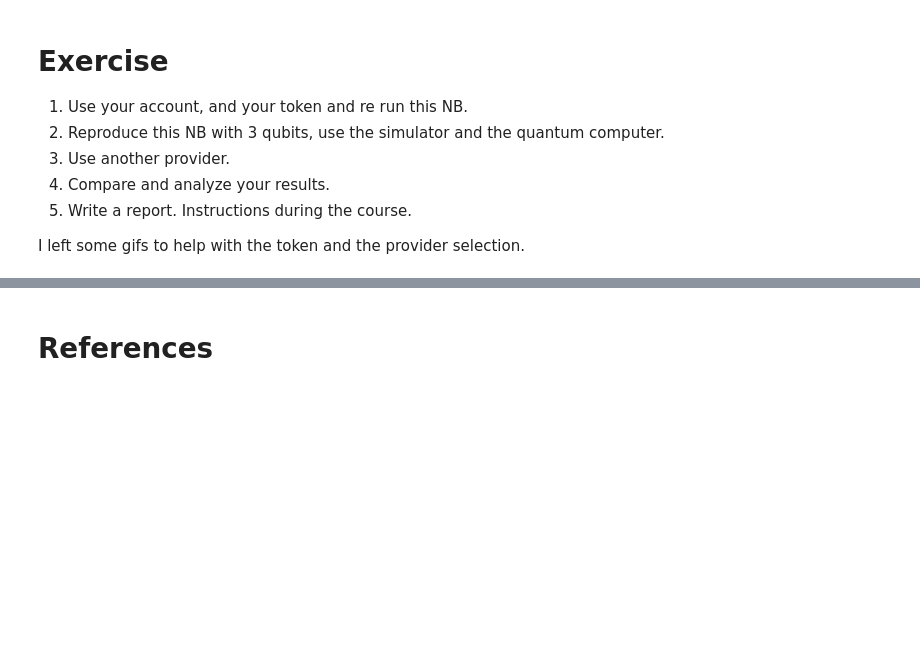
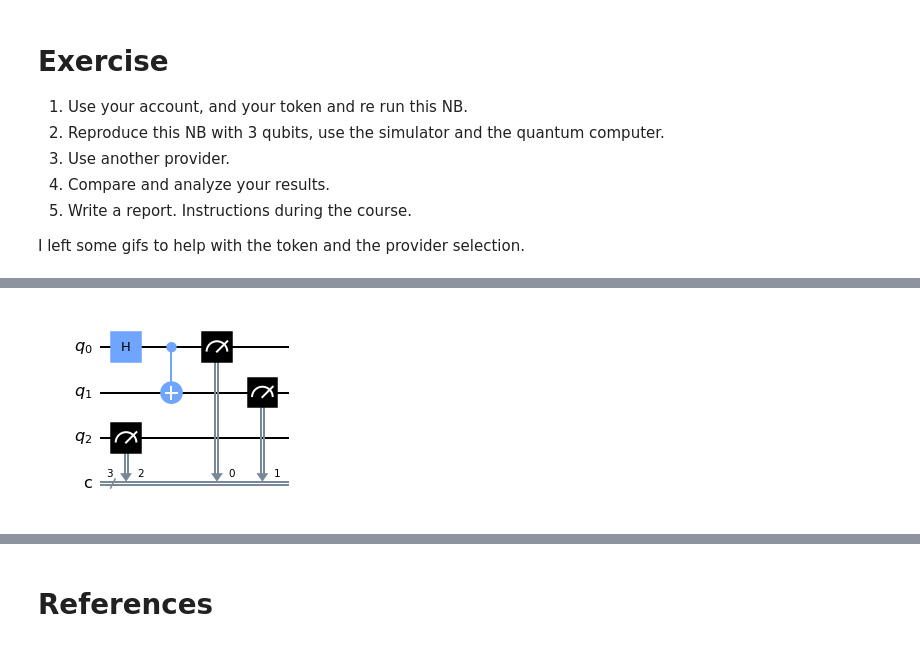
Before and after one commit to jaorduz/IntroQuantumCompu, a Jupyter notebook: NB_1/QC0_4_Qiskit.ipynb, the cells around one changed output, grey strips where cells are left out. Cells and saved outputs as stored; diff of their text form; code cells hidden in the pictures; blank space fills up the shorter version.

```diff
--- a/NB_1/QC0_4_Qiskit.ipynb
+++ b/NB_1/QC0_4_Qiskit.ipynb
@@ -191,0 +238,5 @@ I left some gifs to help with the token and the provider selection.
+# %%
+circuit.measure(qr,cr)
+circuit.draw(output='mpl')
+# %% [output]
+[figure, added]
```
Also changed, not shown: parts of 19 cells of this notebook.
